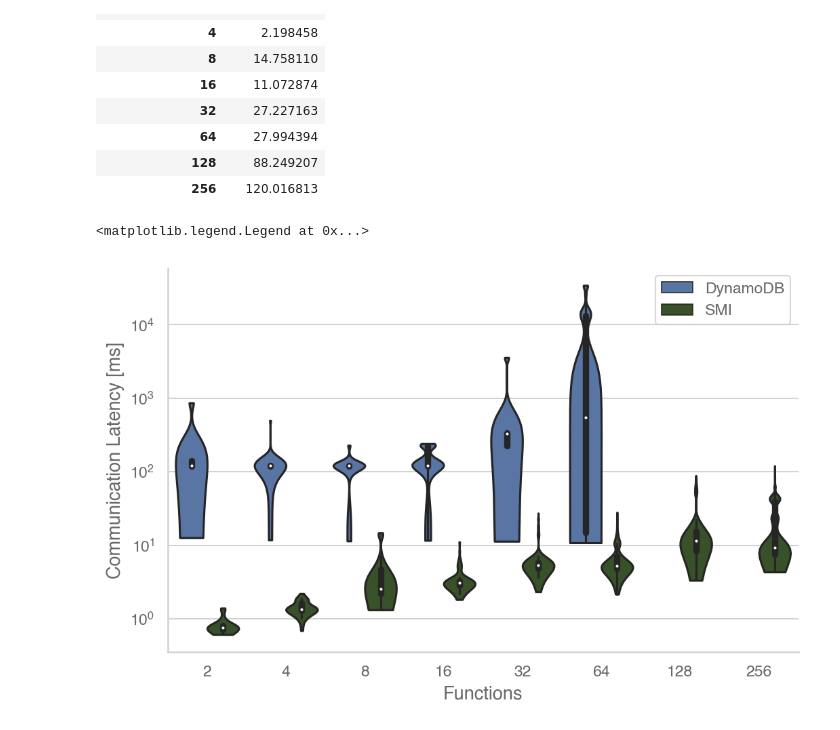
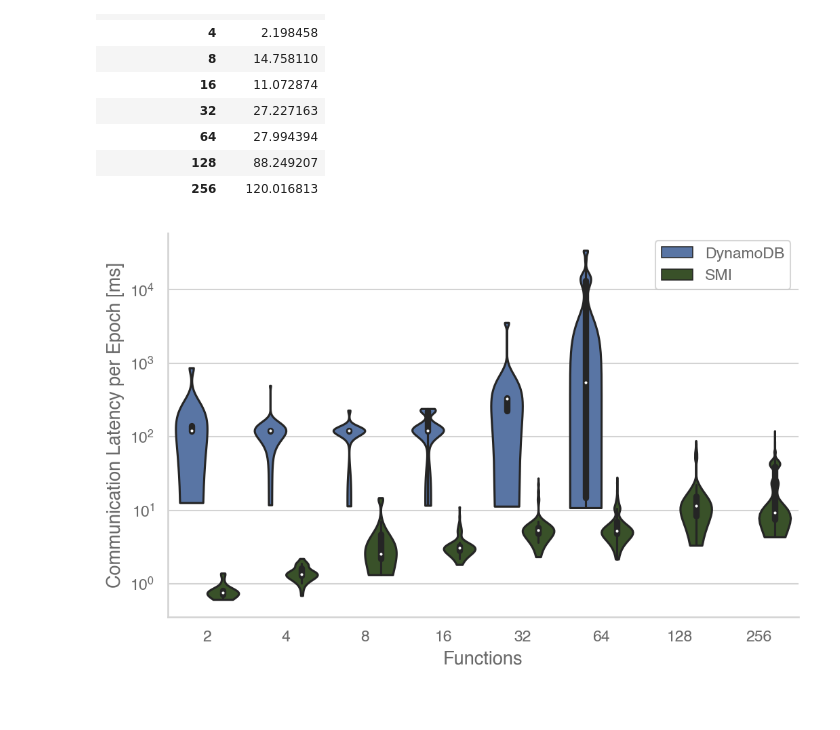
Before and after one commit to OpenCoreCH/LambdaCommBenchmarks, a Jupyter notebook: analysis/lambda_comm_benchmarks.ipynb, the cells around one changed output. Drawn from its saved outputs; the diff is of its cells as text; code cells hidden in the pictures.

```diff
--- a/analysis/lambda_comm_benchmarks.ipynb
+++ b/analysis/lambda_comm_benchmarks.ipynb
@@ -1066,12 +1066,12 @@ vals.groupby(['method', 'n']).max()
 # %%
 my_pal = {"DynamoDB": "b", "SMI": "#385723"}
 fig = plt.figure(figsize=(8,5))
 ax = fig.add_subplot()
 ax.set_yscale('log')
 sns.violinplot(x="n", y="latency", hue="method", data=vals, ax=ax, cut=0, palette=my_pal, scale="count")
 ax.set_xlabel("Functions")
-ax.set_ylabel("Communication Latency [ms]")
+ax.set_ylabel("Communication Latency per Epoch [ms]")
 ax.legend()
+fig.savefig("/Users/roman/Downloads/LambdaMLBenchmark.pdf")
 # %% [output]
-<matplotlib.legend.Legend at 0x...>
-[figure, old version]
+[figure, new version]
```
Also changed, not shown: parts of 1 cell of this notebook, 2 other files.
